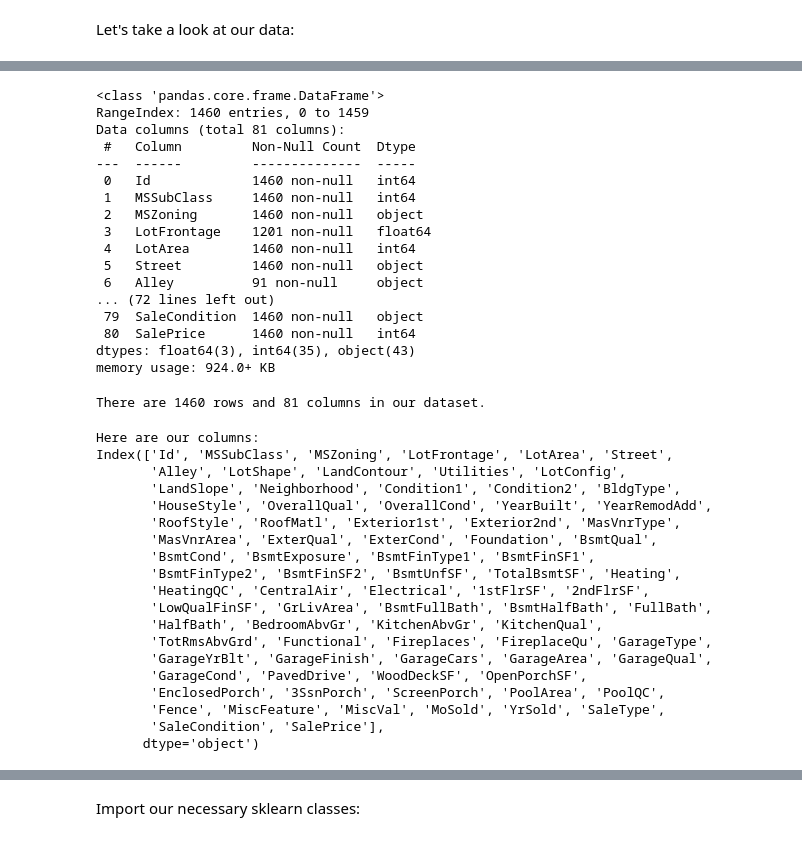
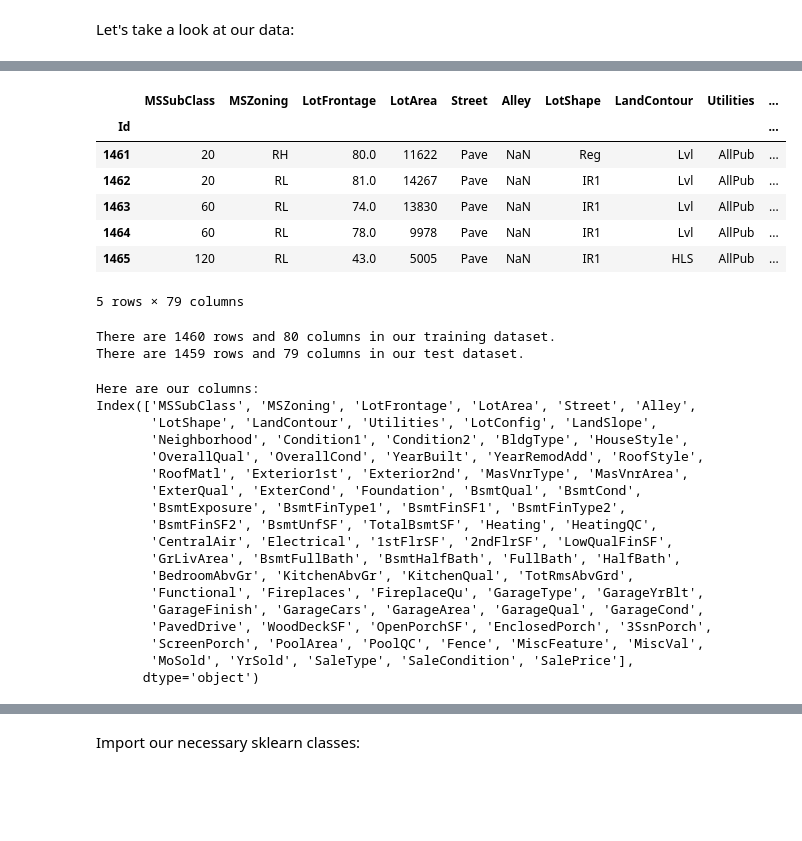
Before and after one commit to AHMAD-KHAIRI/python, a Jupyter notebook: day_116_sklearn_pipelines_code_along/sklearn-pipelines-code-along.ipynb, the cells around one changed output, grey strips where cells are left out. Drawn from its saved outputs; the diff is of its cells as text; code cells hidden in the pictures; blank space fills up the shorter version.

```diff
--- a/day_116_sklearn_pipelines_code_along/sklearn-pipelines-code-along.ipynb
+++ b/day_116_sklearn_pipelines_code_along/sklearn-pipelines-code-along.ipynb
@@ -69,46 +62,38 @@ df.tail()
-# %%
-df.info()
-# %% [output]
-<class 'pandas.core.frame.DataFrame'>
-RangeIndex: 1460 entries, 0 to 1459
-Data columns (total 81 columns):
- #   Column         Non-Null Count  Dtype
----  ------         --------------  -----
- 0   Id             1460 non-null   int64
- 1   MSSubClass     1460 non-null   int64
- 2   MSZoning       1460 non-null   object
- 3   LotFrontage    1201 non-null   float64
- 4   LotArea        1460 non-null   int64
- 5   Street         1460 non-null   object
- 6   Alley          91 non-null     object
-... (72 lines left out)
- 79  SaleCondition  1460 non-null   object
- 80  SalePrice      1460 non-null   int64
-dtypes: float64(3), int64(35), object(43)
-memory usage: 924.0+ KB
+# %%
+test_df.head()
+# %% [output]
+|  | MSSubClass | MSZoning | LotFrontage | LotArea | Street | Alley | LotShape | LandContour | Utilities | ... |
+| Id |  |  |  |  |  |  |  |  |  | ... |
+| 1461 | 20 | RH | 80.0 | 11622 | Pave | NaN | Reg | Lvl | AllPub | ... |
+| 1462 | 20 | RL | 81.0 | 14267 | Pave | NaN | IR1 | Lvl | AllPub | ... |
+| 1463 | 60 | RL | 74.0 | 13830 | Pave | NaN | IR1 | Lvl | AllPub | ... |
+| 1464 | 60 | RL | 78.0 | 9978 | Pave | NaN | IR1 | Lvl | AllPub | ... |
+| 1465 | 120 | RL | 43.0 | 5005 | Pave | NaN | IR1 | HLS | AllPub | ... |
+5 rows × 79 columns
 # %%
-print(f"There are {df.shape[0]} rows and {df.shape[1]} columns in our dataset.")
+print(f"There are {train_df.shape[0]} rows and {train_df.shape[1]} columns in our training dataset.")
+print(f"There are {test_df.shape[0]} rows and {test_df.shape[1]} columns in our test dataset.")
 # %% [output]
-There are 1460 rows and 81 columns in our dataset.
+There are 1460 rows and 80 columns in our training dataset.
+There are 1459 rows and 79 columns in our test dataset.
 # %%
-print(f"Here are our columns:\n{df.columns}")
+print(f"Here are our columns:\n{train_df.columns}")
 # %% [output]
 Here are our columns:
-Index(['Id', 'MSSubClass', 'MSZoning', 'LotFrontage', 'LotArea', 'Street',
-       'Alley', 'LotShape', 'LandContour', 'Utilities', 'LotConfig',
-       'LandSlope', 'Neighborhood', 'Condition1', 'Condition2', 'BldgType',
-       'HouseStyle', 'OverallQual', 'OverallCond', 'YearBuilt', 'YearRemodAdd',
-       'RoofStyle', 'RoofMatl', 'Exterior1st', 'Exterior2nd', 'MasVnrType',
-       'MasVnrArea', 'ExterQual', 'ExterCond', 'Foundation', 'BsmtQual',
-       'BsmtCond', 'BsmtExposure', 'BsmtFinType1', 'BsmtFinSF1',
-       'BsmtFinType2', 'BsmtFinSF2', 'BsmtUnfSF', 'TotalBsmtSF', 'Heating',
-       'HeatingQC', 'CentralAir', 'Electrical', '1stFlrSF', '2ndFlrSF',
-       'LowQualFinSF', 'GrLivArea', 'BsmtFullBath', 'BsmtHalfBath', 'FullBath',
-       'HalfBath', 'BedroomAbvGr', 'KitchenAbvGr', 'KitchenQual',
-       'TotRmsAbvGrd', 'Functional', 'Fireplaces', 'FireplaceQu', 'GarageType',
-       'GarageYrBlt', 'GarageFinish', 'GarageCars', 'GarageArea', 'GarageQual',
-       'GarageCond', 'PavedDrive', 'WoodDeckSF', 'OpenPorchSF',
-       'EnclosedPorch', '3SsnPorch', 'ScreenPorch', 'PoolArea', 'PoolQC',
-       'Fence', 'MiscFeature', 'MiscVal', 'MoSold', 'YrSold', 'SaleType',
-       'SaleCondition', 'SalePrice'],
+Index(['MSSubClass', 'MSZoning', 'LotFrontage', 'LotArea', 'Street', 'Alley',
+       'LotShape', 'LandContour', 'Utilities', 'LotConfig', 'LandSlope',
+       'Neighborhood', 'Condition1', 'Condition2', 'BldgType', 'HouseStyle',
+       'OverallQual', 'OverallCond', 'YearBuilt', 'YearRemodAdd', 'RoofStyle',
+       'RoofMatl', 'Exterior1st', 'Exterior2nd', 'MasVnrType', 'MasVnrArea',
+       'ExterQual', 'ExterCond', 'Foundation', 'BsmtQual', 'BsmtCond',
+       'BsmtExposure', 'BsmtFinType1', 'BsmtFinSF1', 'BsmtFinType2',
+       'BsmtFinSF2', 'BsmtUnfSF', 'TotalBsmtSF', 'Heating', 'HeatingQC',
+       'CentralAir', 'Electrical', '1stFlrSF', '2ndFlrSF', 'LowQualFinSF',
+       'GrLivArea', 'BsmtFullBath', 'BsmtHalfBath', 'FullBath', 'HalfBath',
+       'BedroomAbvGr', 'KitchenAbvGr', 'KitchenQual', 'TotRmsAbvGrd',
+       'Functional', 'Fireplaces', 'FireplaceQu', 'GarageType', 'GarageYrBlt',
+       'GarageFinish', 'GarageCars', 'GarageArea', 'GarageQual', 'GarageCond',
+       'PavedDrive', 'WoodDeckSF', 'OpenPorchSF', 'EnclosedPorch', '3SsnPorch',
+       'ScreenPorch', 'PoolArea', 'PoolQC', 'Fence', 'MiscFeature', 'MiscVal',
+       'MoSold', 'YrSold', 'SaleType', 'SaleCondition', 'SalePrice'],
       dtype='object')
```
Also changed, not shown: parts of 22 cells of this notebook, 9 other files.
